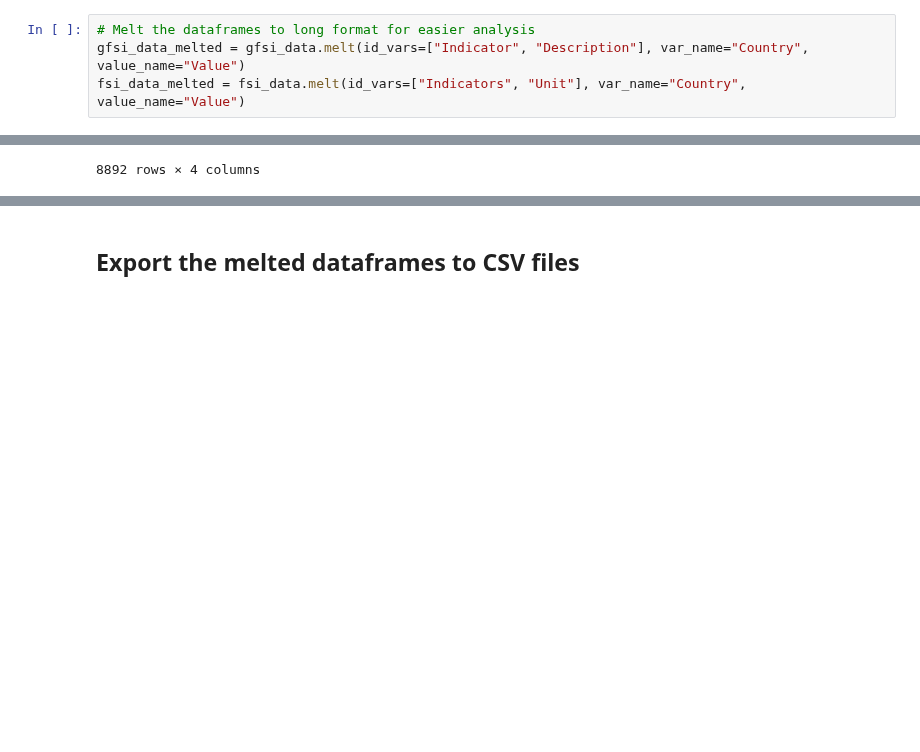
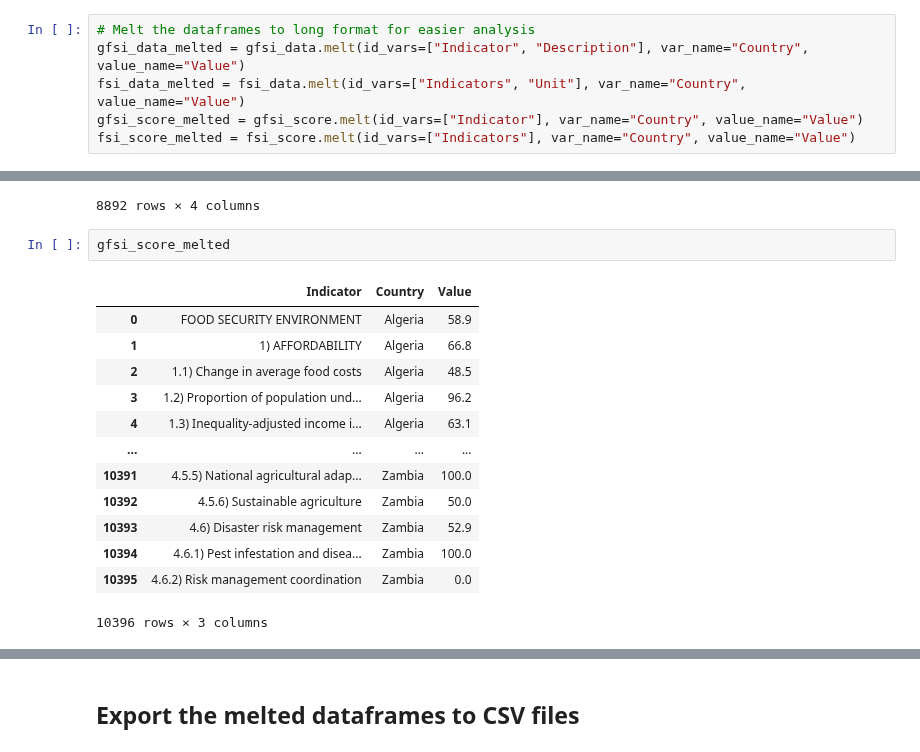
Before and after one commit to Azvier/asean-food-waste-sustainability, a Jupyter notebook: notebooks/data_processing.ipynb, the cells around one changed output, grey strips where cells are left out. Drawn from its saved outputs; the diff is of its cells as text; blank space fills up the shorter version.

```diff
--- a/notebooks/data_processing.ipynb
+++ b/notebooks/data_processing.ipynb
@@ -99,6 +131,8 @@ fsi_data
 # Melt the dataframes to long format for easier analysis
 gfsi_data_melted = gfsi_data.melt(id_vars=["Indicator", "Description"], var_name="Country", value_name="Value")
 fsi_data_melted = fsi_data.melt(id_vars=["Indicators", "Unit"], var_name="Country", value_name="Value")
+gfsi_score_melted = gfsi_score.melt(id_vars=["Indicator"], var_name="Country", value_name="Value")
+fsi_score_melted = fsi_score.melt(id_vars=["Indicators"], var_name="Country", value_name="Value")
 # %%
 gfsi_data_melted
 # %% [output]
@@ -131,3 +165,19 @@ fsi_data_melted
 | 8890 | BG20) Access to the internet | % | Zimbabwe | 27.1 |
 | 8891 | BG21) Dietary energy supply | % | Zimbabwe | 79.0 |
 8892 rows × 4 columns
+# %%
+gfsi_score_melted
+# %% [output]
+|  | Indicator | Country | Value |
+| 0 | FOOD SECURITY ENVIRONMENT | Algeria | 58.9 |
+| 1 | 1) AFFORDABILITY | Algeria | 66.8 |
+| 2 | 1.1) Change in average food costs | Algeria | 48.5 |
+| 3 | 1.2) Proportion of population und... | Algeria | 96.2 |
+| 4 | 1.3) Inequality-adjusted income i... | Algeria | 63.1 |
+| ... | ... | ... | ... |
+| 10391 | 4.5.5) National agricultural adap... | Zambia | 100.0 |
+| 10392 | 4.5.6) Sustainable agriculture | Zambia | 50.0 |
+| 10393 | 4.6) Disaster risk management | Zambia | 52.9 |
+| 10394 | 4.6.1) Pest infestation and disea... | Zambia | 100.0 |
+| 10395 | 4.6.2) Risk management coordination | Zambia | 0.0 |
+10396 rows × 3 columns
```
Also changed, not shown: parts of 5 cells of this notebook.
